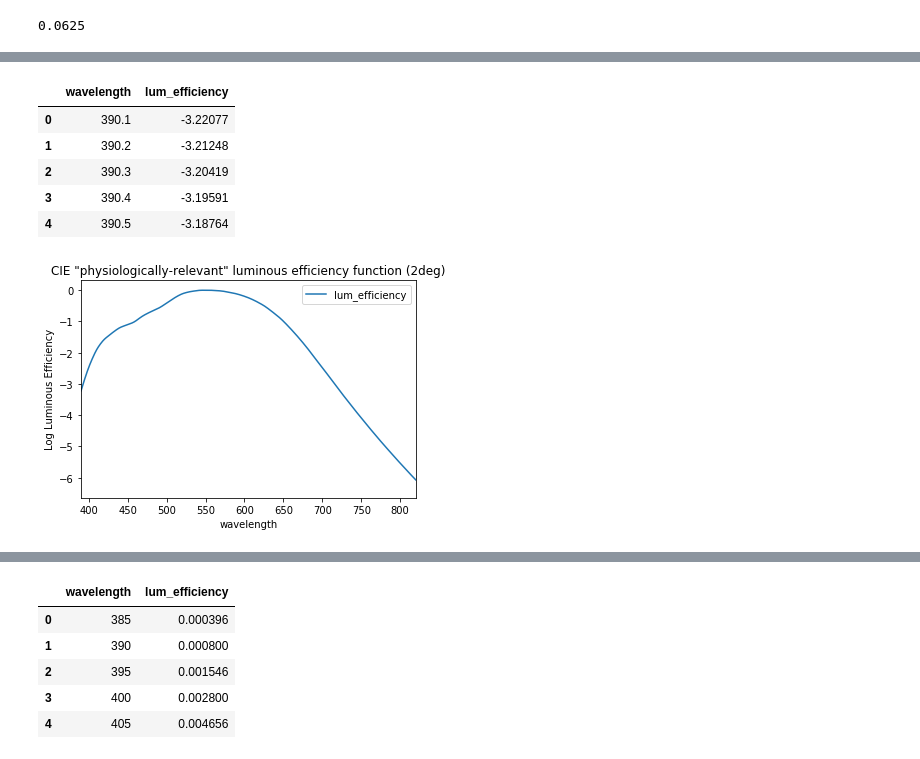
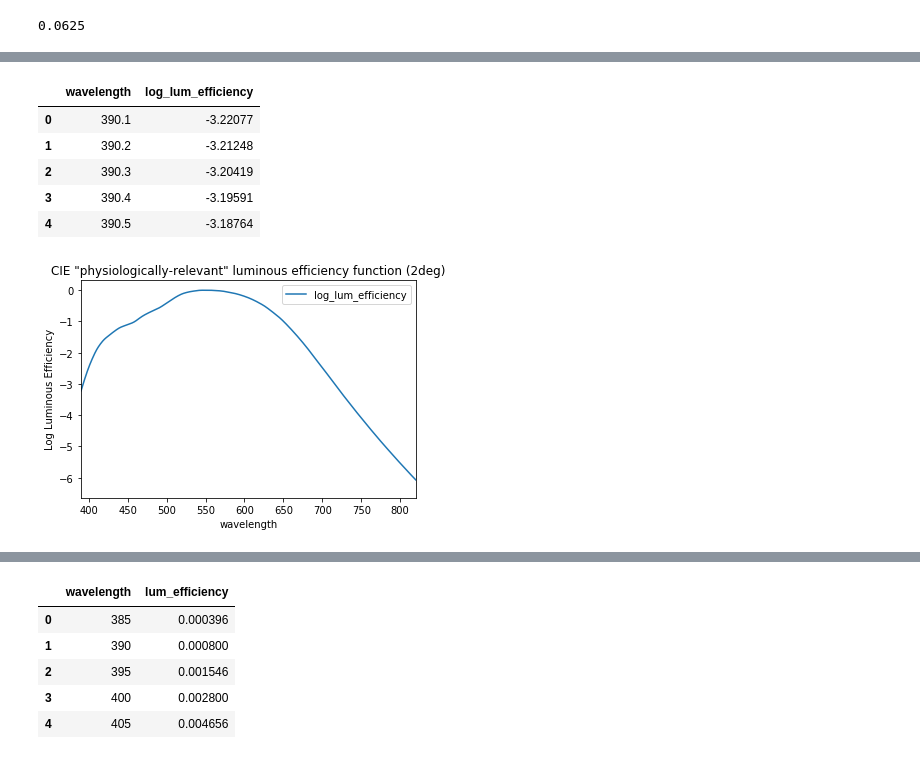
Before and after one commit to SmilodonCub/myAnaconda, a Jupyter notebook: Photometry.ipynb, the cells around one changed output, grey strips where cells are left out. Saved outputs shown, nothing was run; the diff lists cells and outputs as text; code cells hidden in the pictures.

```diff
--- a/Photometry.ipynb
+++ b/Photometry.ipynb
@@ -94,15 +139,21 @@ print( E )
 # %%
-#let's use the pandas python library to import the CIE luminosity function info
+#let's use the pandas python library to import the CIE luminosity function info the environment
 #i got this from http://www.cvrl.org/lumindex.htm
-#you can work off this code to take a look at other luminosity functions
+#you can work off this code to take a look at other luminosity functions listed on the website
+#for example, you could retry things with the scotopic luminosity function
 import pandas as pd
+import io
+import requests
+urlCIE = 'https://raw.githubusercontent.com/SmilodonCub/myAnaconda/master/logCIE2008v2q_fine.csv'
+s=requests.get(urlCIE).content
 #read the comma seperated value file in to a dataframe
-data = pd.read_csv("/home/bonzilla/Documents/dataScienceStuff/logCIE2008v2q_fine.csv")
+data = pd.read_csv(io.StringIO(s.decode('utf-8')))
+#rename the columns
+data.columns = ['wavelength', 'log_lum_efficiency']
 #show the 1st few values to get an idea of what the data in the file looks like
-data.columns = ['wavelength', 'lum_efficiency']
 data.head()
 # %% [output]
-|  | wavelength | lum_efficiency |
+|  | wavelength | log_lum_efficiency |
 | 0 | 390.1 | -3.22077 |
 | 1 | 390.2 | -3.21248 |
 | 2 | 390.3 | -3.20419 |
@@ -110,13 +161,13 @@ data.head()
 | 4 | 390.5 | -3.18764 |
 # %%
 #great! now lets plot...
-#let's use the python library matplotlib. there are others like seaborn that might be better,
-#but it's all about perspective
+#let's use the python library matplotlib. there are others like seaborn that might be better/prettier,
+#but that all a matter of personal taste
 import matplotlib.pyplot as plt
-data.plot(kind='line',x='wavelength',y='lum_efficiency')
+data.plot(kind='line',x='wavelength',y='log_lum_efficiency')
 plt.ylabel('Log Luminous Efficiency')
 plt.title('CIE "physiologically-relevant" luminous efficiency function (2deg)')
 plt.xlim(390,820)
 plt.show()
 # %% [output]
-[figure, old version]
+[figure, new version]
```
Also changed, not shown: parts of 29 cells of this notebook.
